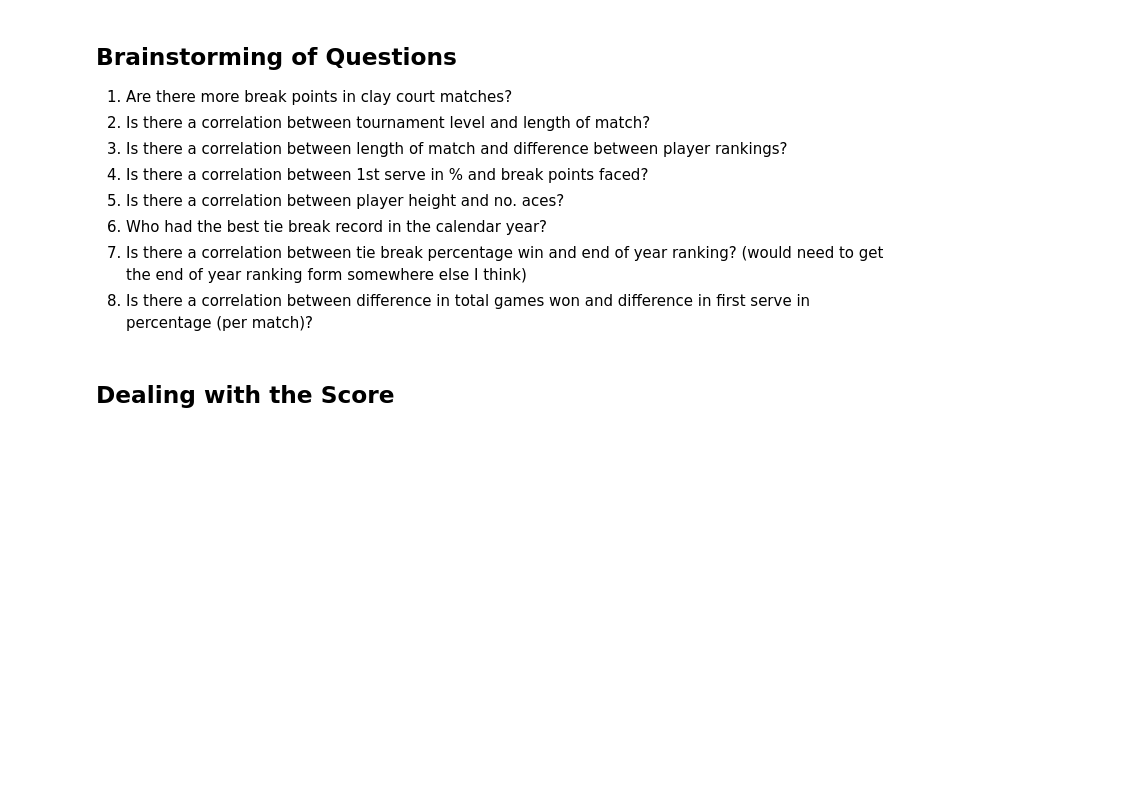
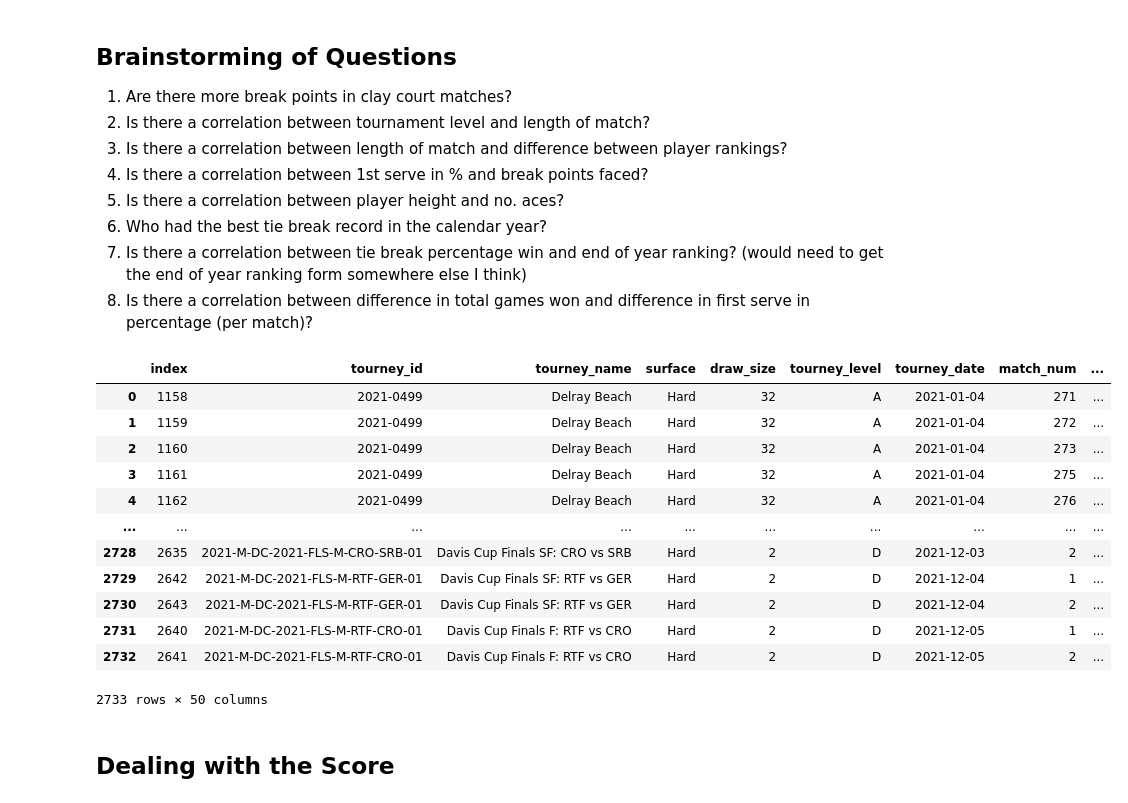
Before and after one commit to sebjshaw/Passion_Projects, a Jupyter notebook: atp_historical/2021_analysis.ipynb, the cells around one changed output. Drawn from its saved outputs; the diff is of its cells as text; code cells hidden in the pictures; blank space fills up the shorter version.

```diff
--- a/atp_historical/2021_analysis.ipynb
+++ b/atp_historical/2021_analysis.ipynb
@@ -13,16 +13,31 @@
 # %%
 import pandas as pd
 import numpy as np
 import matplotlib.pyplot as plt
 import statsmodels.api as sm
 from typing import Union
 
 df = pd.read_csv('data/atp_matches_2021.csv')
 df = df.astype({'tourney_date':'string'})
 df.tourney_date = pd.to_datetime(df.tourney_date)
 pd.set_option('display.max_columns', None)
 df = df.sort_values(by =['tourney_date', 'match_num'])
 df = df.reset_index()
+df
+# %% [output]
+|  | index | tourney_id | tourney_name | surface | draw_size | tourney_level | tourney_date | match_num | ... |
+| 0 | 1158 | 2021-0499 | Delray Beach | Hard | 32 | A | 2021-01-04 | 271 | ... |
+| 1 | 1159 | 2021-0499 | Delray Beach | Hard | 32 | A | 2021-01-04 | 272 | ... |
+| 2 | 1160 | 2021-0499 | Delray Beach | Hard | 32 | A | 2021-01-04 | 273 | ... |
+| 3 | 1161 | 2021-0499 | Delray Beach | Hard | 32 | A | 2021-01-04 | 275 | ... |
+| 4 | 1162 | 2021-0499 | Delray Beach | Hard | 32 | A | 2021-01-04 | 276 | ... |
+| ... | ... | ... | ... | ... | ... | ... | ... | ... | ... |
+| 2728 | 2635 | 2021-M-DC-2021-FLS-M-CRO-SRB-01 | Davis Cup Finals SF: CRO vs SRB | Hard | 2 | D | 2021-12-03 | 2 | ... |
+| 2729 | 2642 | 2021-M-DC-2021-FLS-M-RTF-GER-01 | Davis Cup Finals SF: RTF vs GER | Hard | 2 | D | 2021-12-04 | 1 | ... |
+| 2730 | 2643 | 2021-M-DC-2021-FLS-M-RTF-GER-01 | Davis Cup Finals SF: RTF vs GER | Hard | 2 | D | 2021-12-04 | 2 | ... |
+| 2731 | 2640 | 2021-M-DC-2021-FLS-M-RTF-CRO-01 | Davis Cup Finals F: RTF vs CRO | Hard | 2 | D | 2021-12-05 | 1 | ... |
+| 2732 | 2641 | 2021-M-DC-2021-FLS-M-RTF-CRO-01 | Davis Cup Finals F: RTF vs CRO | Hard | 2 | D | 2021-12-05 | 2 | ... |
+2733 rows × 50 columns
 # %% [markdown]
 ## Dealing with the Score
 # %% [markdown]
```
Also changed, not shown: parts of 14 cells of this notebook.
